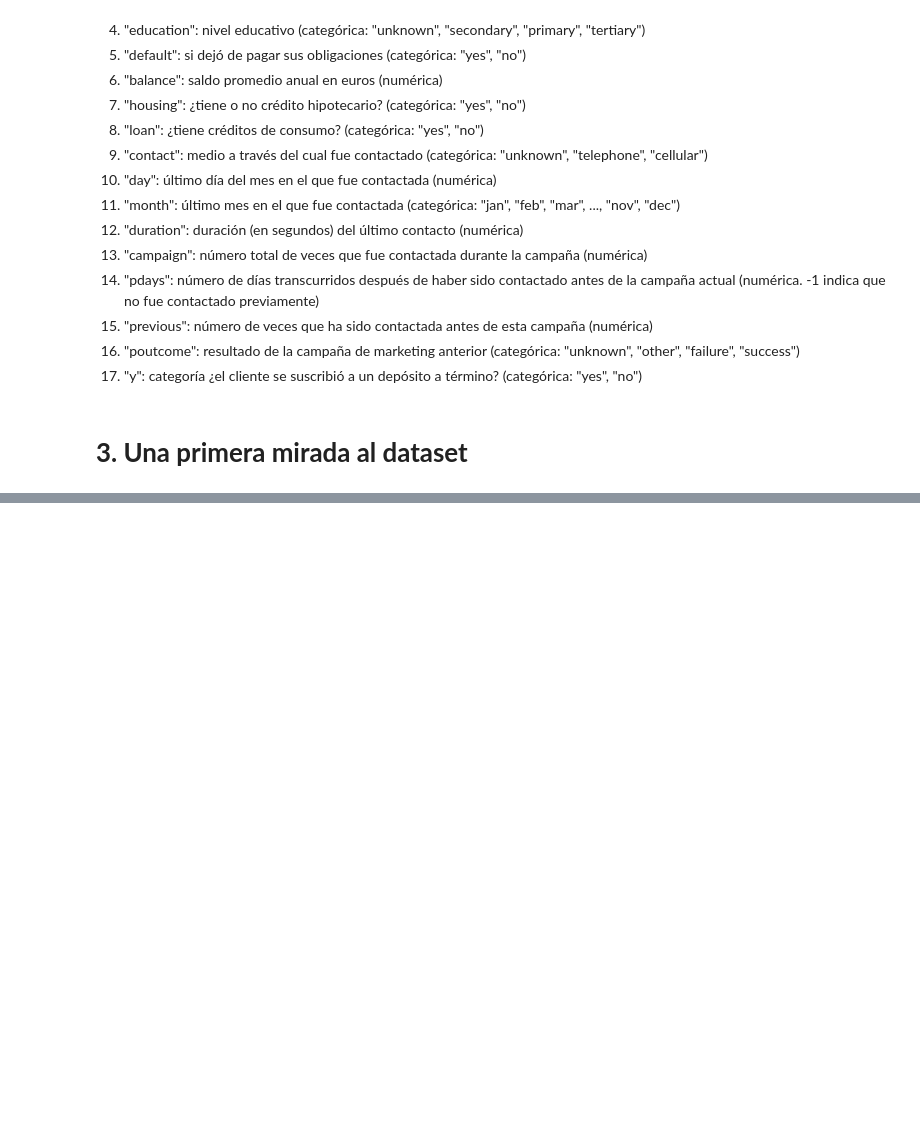
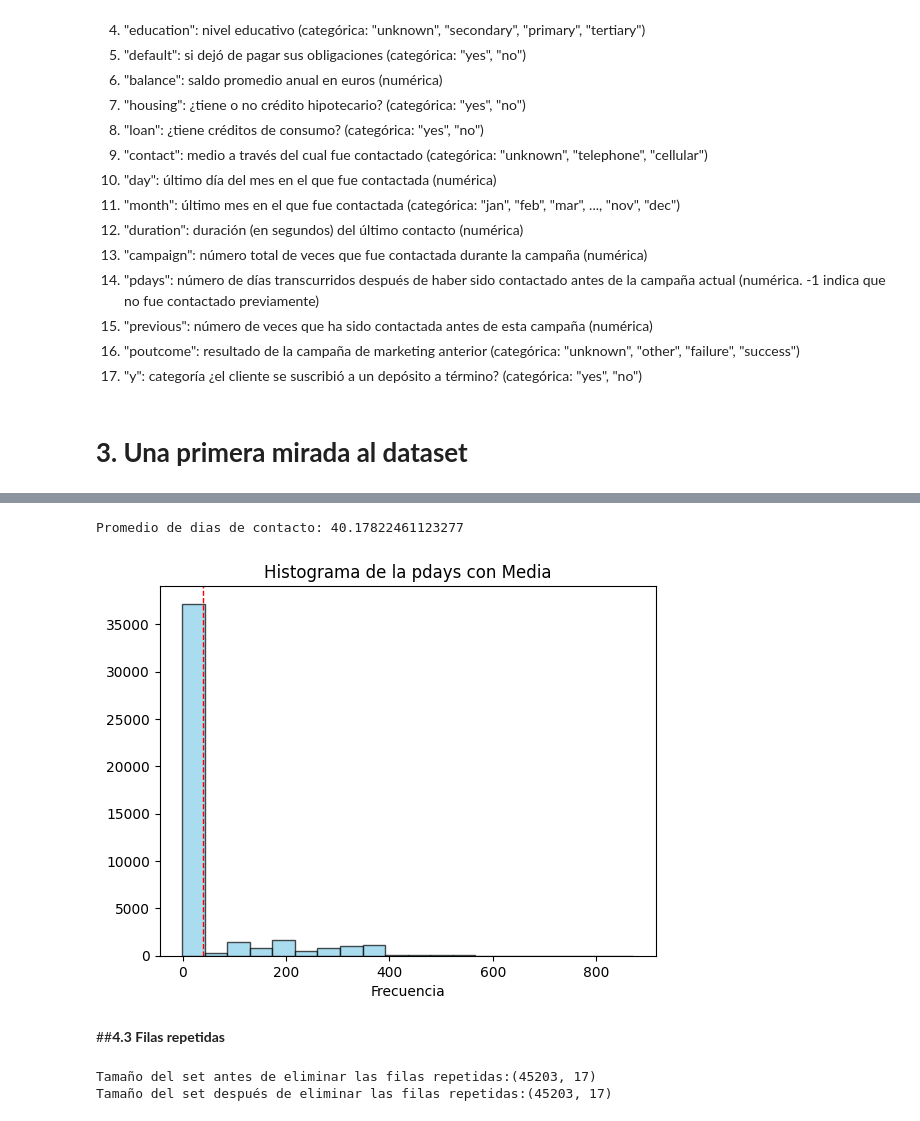
Before and after one commit to NeverShoutLala/Talento-Tech, a Jupyter notebook: Limpieza_de_datos.ipynb, the cells around one changed output, grey strips where cells are left out. Drawn from its saved outputs; the diff is of its cells as text; code cells hidden in the pictures; blank space fills up the shorter version.

```diff
--- a/Limpieza_de_datos.ipynb
+++ b/Limpieza_de_datos.ipynb
@@ -45,3 +45,5 @@ path = '/content/drive/MyDrive/Colab Notebooks/dataset_banco.csv'
 import pandas as pd
 import matplotlib.pyplot as plt
 import seaborn as sns
+# %%
+data = pd.read_csv(path)
@@ -47,0 +101,3 @@ import seaborn as sns
+# %%
+data.dropna(inplace=True)
+data.info()
@@ -48,2 +177,34 @@ import seaborn as sns
+# %%
+# Calcule la media del atributo "pdays: dias de contacto al usuario antes de la campana actual"
+media = data['pdays']. mean()
+print ('Promedio de dias de contacto:', media)
+# %% [output]
+Promedio de dias de contacto: 40.17822461123277
+# %%
+# Graficar un histograma del atributo "pdays"
+plt.hist(data['pdays'], bins=20, color ='skyblue', edgecolor='black', alpha=0.7)
+
+# Agregar una linea vertical para mostrar la media
+plt.axvline(media, color='red', linestyle='dashed', linewidth=1)
+
+# Etiquetas y titulo
+plt.xlabel('Valor de la pdays')
+plt.xlabel('Frecuencia')
+plt.title('Histograma de la pdays con Media')
+
+# Mostrar la grafica
+plt.show()
+# %% [output]
+[figure, added]
+# %% [markdown]
+
+##**4.3 Filas repetidas**
+# %%
+print(f'Tamaño del set antes de eliminar las filas repetidas:{data.shape}')
+data.drop_duplicates(inplace=True)
+print(f'Tamaño del set después de eliminar las filas repetidas:{data.shape}')
+# %% [output]
+Tamaño del set antes de eliminar las filas repetidas:(45203, 17)
+Tamaño del set después de eliminar las filas repetidas:(45203, 17)
 # %%
 #media- promedio
```
Also changed, not shown: parts of 14 cells of this notebook.
